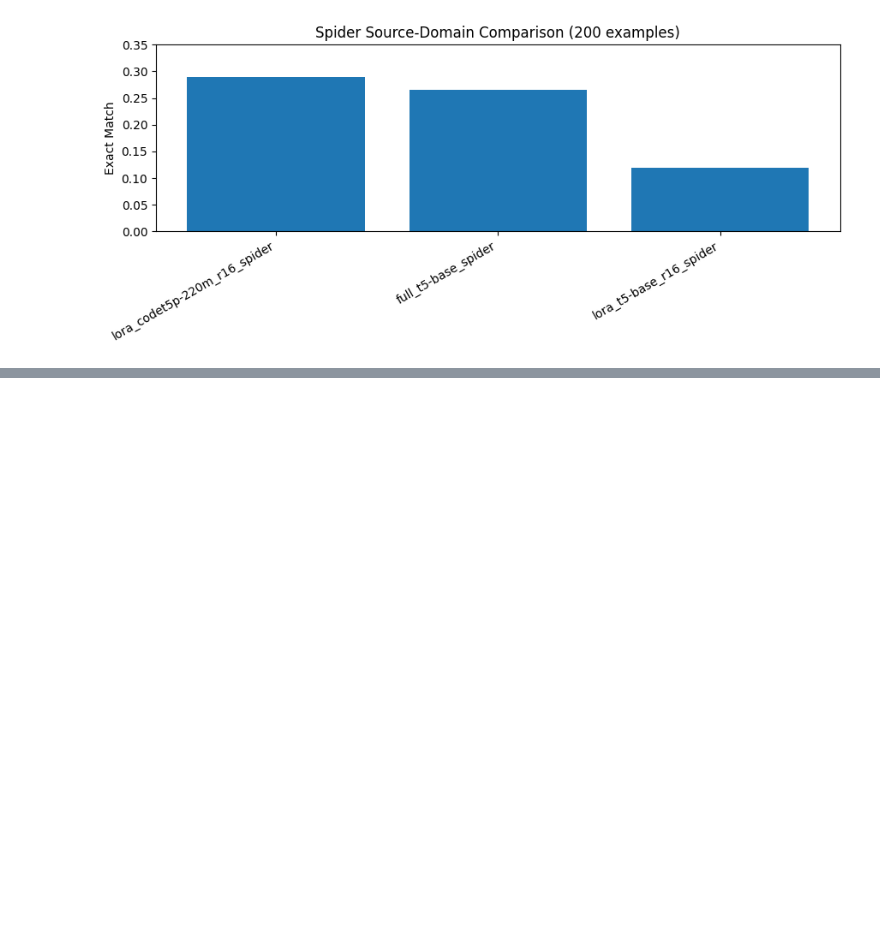
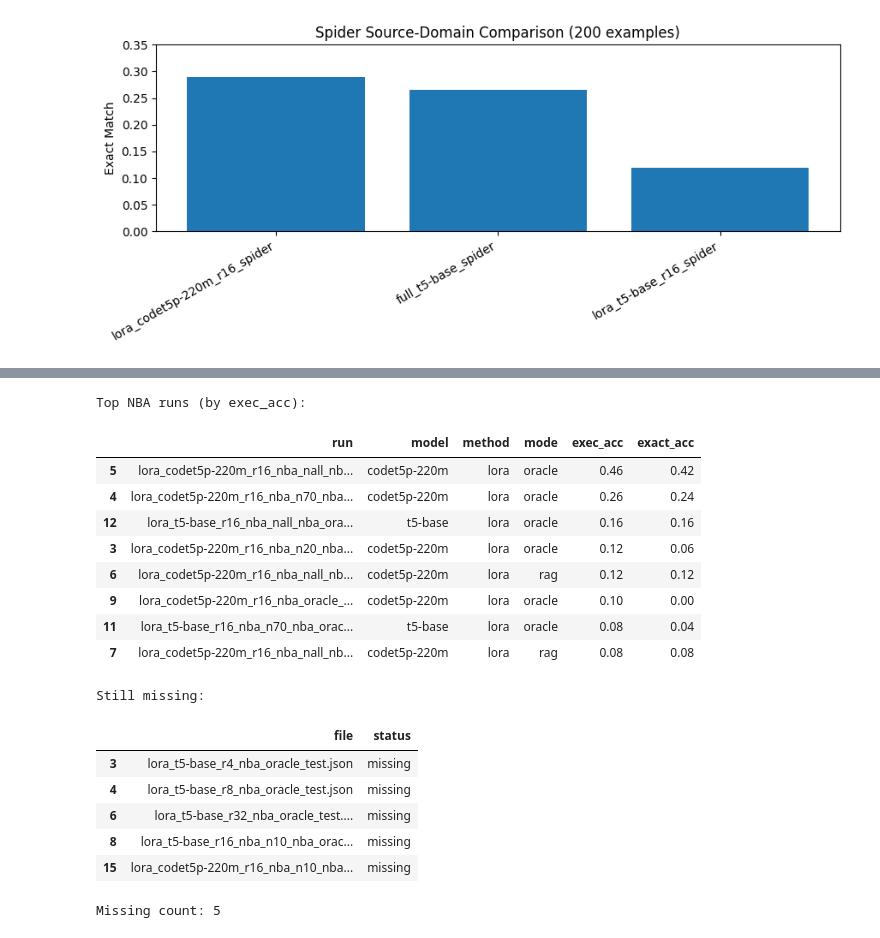
Before and after one commit to stanzixinwan/nba-text2sql, a Jupyter notebook: notebooks/exploration.ipynb, the cells around one changed output, grey strips where cells are left out. Saved outputs shown, nothing was run; the diff lists cells and outputs as text; code cells hidden in the pictures; blank space fills up the shorter version.

```diff
--- a/notebooks/exploration.ipynb
+++ b/notebooks/exploration.ipynb
@@ -153,0 +183,32 @@ plt.show()
+# %%
+latest = pd.read_csv(EVAL_DIR / "results_summary.csv")
+missing_latest = pd.read_csv(EVAL_DIR / "missing_results.csv")
+
+print("Top NBA runs (by exec_acc):")
+display(latest.sort_values("exec_acc", ascending=False).head(8)[[
+    "run", "model", "method", "mode", "exec_acc", "exact_acc"
+]])
+
+print("\nStill missing:")
+display(missing_latest[missing_latest["status"] == "missing"])
+
+print(f"Missing count: {int((missing_latest['status'] == 'missing').sum())}")
+# %% [output]
+Top NBA runs (by exec_acc):
+|  | run | model | method | mode | exec_acc | exact_acc |
+| 5 | lora_codet5p-220m_r16_nba_nall_nb... | codet5p-220m | lora | oracle | 0.46 | 0.42 |
+| 4 | lora_codet5p-220m_r16_nba_n70_nba... | codet5p-220m | lora | oracle | 0.26 | 0.24 |
+| 12 | lora_t5-base_r16_nba_nall_nba_ora... | t5-base | lora | oracle | 0.16 | 0.16 |
+| 3 | lora_codet5p-220m_r16_nba_n20_nba... | codet5p-220m | lora | oracle | 0.12 | 0.06 |
+| 6 | lora_codet5p-220m_r16_nba_nall_nb... | codet5p-220m | lora | rag | 0.12 | 0.12 |
+| 9 | lora_codet5p-220m_r16_nba_oracle_... | codet5p-220m | lora | oracle | 0.10 | 0.00 |
+| 11 | lora_t5-base_r16_nba_n70_nba_orac... | t5-base | lora | oracle | 0.08 | 0.04 |
+| 7 | lora_codet5p-220m_r16_nba_nall_nb... | codet5p-220m | lora | rag | 0.08 | 0.08 |
+Still missing:
+|  | file | status |
+| 3 | lora_t5-base_r4_nba_oracle_test.json | missing |
+| 4 | lora_t5-base_r8_nba_oracle_test.json | missing |
+| 6 | lora_t5-base_r32_nba_oracle_test.... | missing |
+| 8 | lora_t5-base_r16_nba_n10_nba_orac... | missing |
+| 15 | lora_codet5p-220m_r16_nba_n10_nba... | missing |
+Missing count: 5
```
Also changed, not shown: parts of 7 cells of this notebook, 13 other files.
